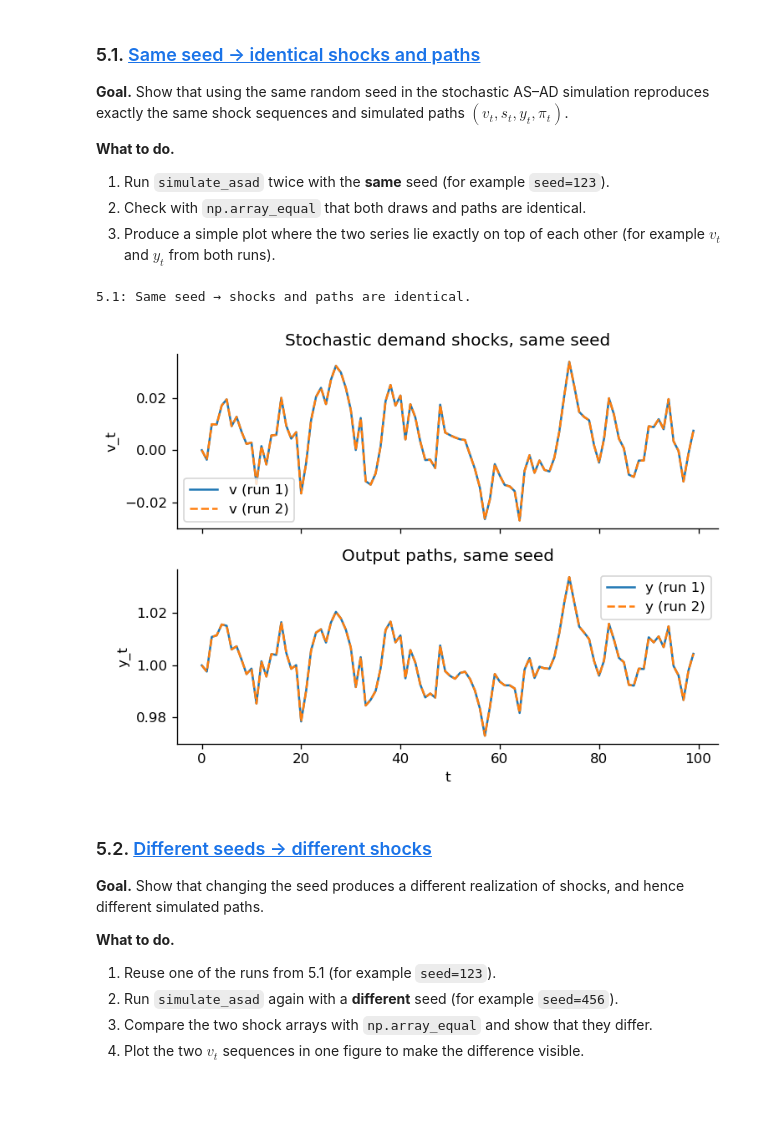
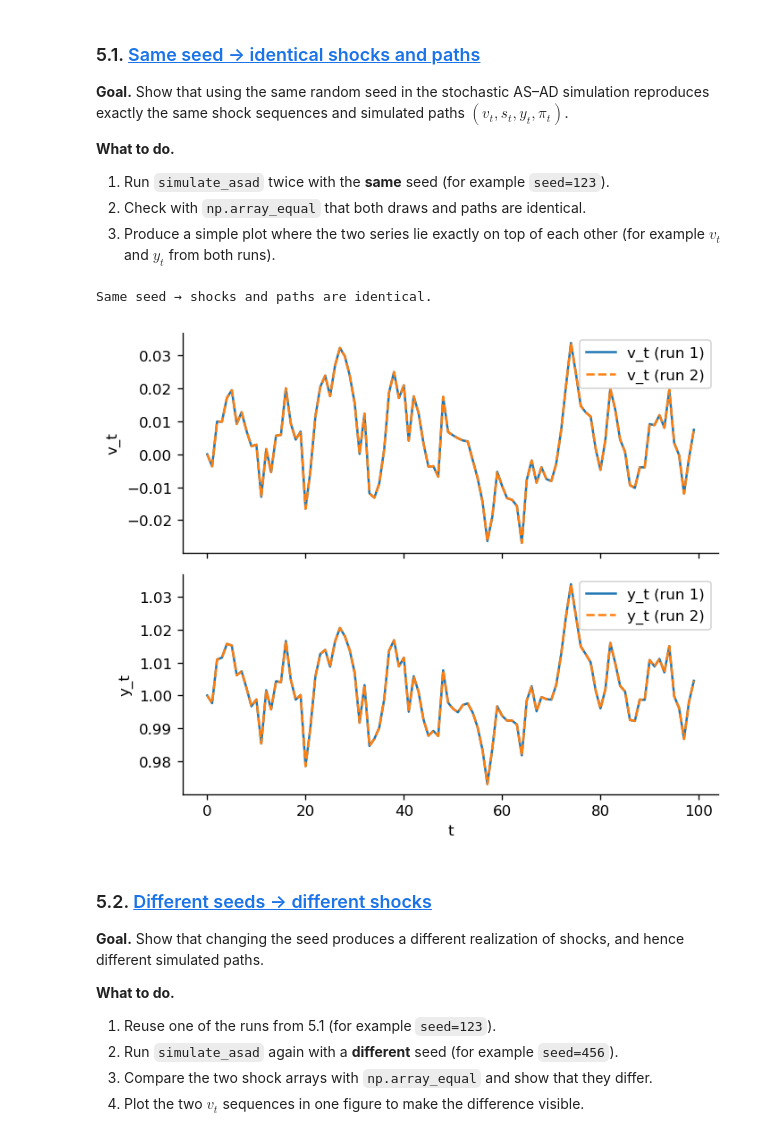
Before and after one commit to fgv916/ProgEconFgv916, a Jupyter notebook: PS7_ftv/Problem_set_7_ASAD/PS_ASAD.ipynb, the cells around one changed output. Drawn from its saved outputs; the diff is of its cells as text; code cells hidden in the pictures; blank space fills up the shorter version.

```diff
--- a/PS7_ftv/Problem_set_7_ASAD/PS_ASAD.ipynb
+++ b/PS7_ftv/Problem_set_7_ASAD/PS_ASAD.ipynb
@@ -340,33 +375,31 @@ You will explore this in three small sub-exercises.
 # %%
 # STARTER 5.1 — same seed, same results
 
-# import numpy as np
-# import matplotlib.pyplot as plt
-# from functions import par, simulate_asad
+import numpy as np
+import matplotlib.pyplot as plt
+from functions import par, simulate_asad
 
-# # two stochastic runs with the same seed
-# sto1 = simulate_asad(T=100, pars=par, mode="stochastic", seed=123)
-# sto2 = simulate_asad(T=100, pars=par, mode="stochastic", seed=123)
+# two stochastic runs with the same seed
+sto1 = simulate_asad(T=100, pars=par, mode="stochastic", seed=123)
+sto2 = simulate_asad(T=100, pars=par, mode="stochastic", seed=123)
 
-# # 1) check equality of shocks and paths
-# # assert np.array_equal(..., ...)
-# # assert np.array_equal(..., ...)
-# # print("Same seed → shocks and paths are identical.")
+# 1) check equality of shocks and paths
+assert np.array_equal(sto1["y"],  sto2["y"])
+assert np.array_equal(sto1["pi"], sto2["pi"])
+print("Same seed → shocks and paths are identical.")
 
-# # 2) plot one shock series and one macro variable from both runs
-# # fig, axes = plt.subplots(2, 1, figsize=(6, 5), sharex=True)
-# # axes[0].plot(sto1["v"], label="v_t (run 1)")
-# # axes[0].plot(sto2["v"], ls="--", label="v_t (run 2)")
-# # axes[0].set_ylabel("v_t"); axes[0].legend()
-# # axes[1].plot(sto1["y"], label="y_t (run 1)")
-# # axes[1].plot(sto2["y"], ls="--", label="y_t (run 2)")
-# # axes[1].set_xlabel("t"); axes[1].set_ylabel("y_t"); axes[1].legend()
-# # plt.tight_layout(); plt.show()
+# 2) plot one shock series and one macro variable from both runs
+fig, axes = plt.subplots(2, 1, figsize=(6, 5), sharex=True)
+axes[0].plot(sto1["v"], label="v_t (run 1)")
+axes[0].plot(sto2["v"], ls="--", label="v_t (run 2)")
+axes[0].set_ylabel("v_t"); axes[0].legend()
+axes[1].plot(sto1["y"], label="y_t (run 1)")
+axes[1].plot(sto2["y"], ls="--", label="y_t (run 2)")
+axes[1].set_xlabel("t"); axes[1].set_ylabel("y_t"); axes[1].legend()
+plt.tight_layout(); plt.show()
+# %% [output]
+Same seed → shocks and paths are identical.
+[figure, added]
-# %%
-_ = runpy.run_module("A5_1", run_name="__main__")  # RUNS A5_1.py
-# %% [output]
-5.1: Same seed → shocks and paths are identical.
-[figure, removed]
 # %% [markdown]
 ### 5.2. <a id='toc5_2_'></a>[Different seeds → different shocks](#toc0_)
 
```
Also changed, not shown: parts of 6 cells of this notebook.
